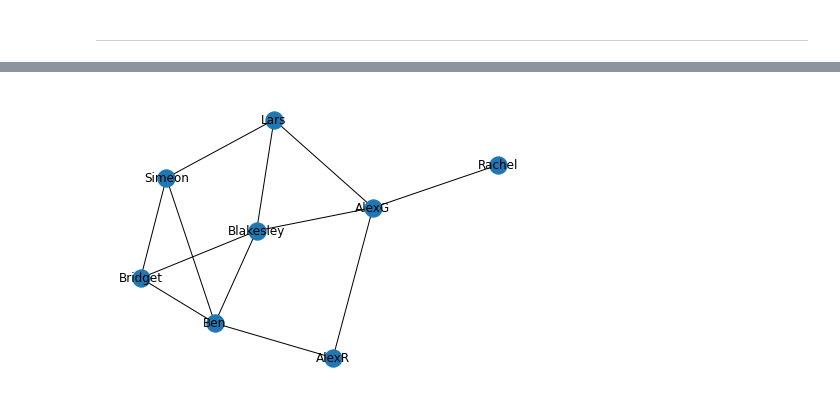
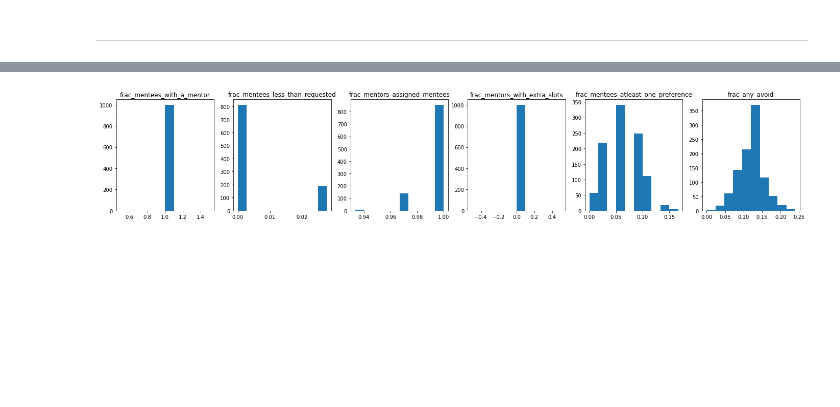
Before and after one commit to CIERA-Northwestern/JEDI_ext_mentorship, a Jupyter notebook: MentorMatching.ipynb, the cells around one changed output, grey strips where cells are left out. Cells and saved outputs as stored; diff of their text form; code cells hidden in the pictures; blank space fills up the shorter version.

Commit message:
remove extra cells and fix import name errors

```diff
--- a/MentorMatching.ipynb
+++ b/MentorMatching.ipynb
@@ -68,6 +26,0 @@ mentor_answers_end = {
-# %%
-role_rank_dict = {}
-for i,key in enumerate(names_df.keys()[::2][::-1]):
-    values = names_df[key].dropna().values
-    for name in values:
-        role_rank_dict[name.replace(' ','')] = i
@@ -456,4 +51,0 @@ for member in faculty+grads+postdocs:
-# %%
-nx.draw_spring(this_network.graph,with_labels=True)
-# %% [output]
-[figure, removed]
@@ -459,0 +55,15 @@ nx.draw_spring(this_network.graph,with_labels=True)
+# %%
+nruns = 1000
+vals = np.zeros((6,nruns))
+for i in range(nruns):
+    vals[:,i],names = run_all_metrics(*generate_network(names_df,mentees_df,mentors_df,loud=False))
+# %%
+names = run_all_metrics(*generate_network(names_df,mentees_df,mentors_df,loud=False))[1]
+# %%
+fig,axs = plt.subplots(nrows=1,ncols=6)
+for i,ax in enumerate(axs):
+    ax.hist(vals[i])
+    ax.set_title(names[i])
+fig.set_size_inches(24,4)
+# %% [output]
+[figure, added]
```
Also changed, not shown: parts of 15 cells of this notebook.
